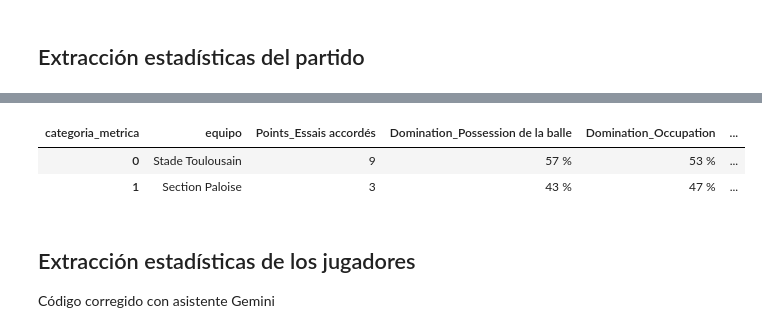
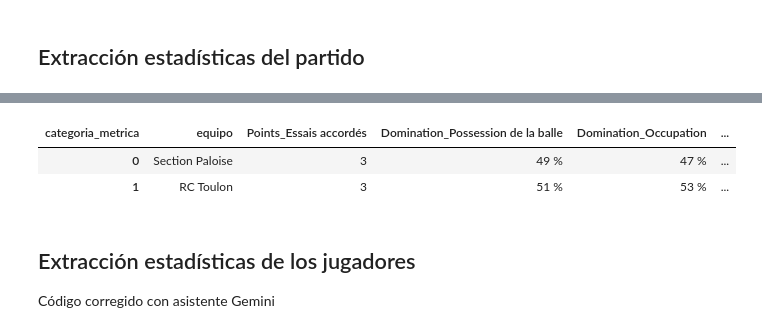
Before and after one commit to hubcborja/Proyecto_DataMining_NN, a Jupyter notebook: Proyecto_Mineria_Redes_Neuronales_HuberBorja.ipynb, the cells around one changed output, grey strips where cells are left out. Drawn from its saved outputs; the diff is of its cells as text; code cells hidden in the pictures.

```diff
--- a/Proyecto_Mineria_Redes_Neuronales_HuberBorja.ipynb
+++ b/Proyecto_Mineria_Redes_Neuronales_HuberBorja.ipynb
@@ -11,6 +13,7 @@ from datetime import datetime
 import time
 %matplotlib inline
 pd.set_option('display.max_columns', None)
+pd.options.display.float_format = '{:.2f}'.format
 # %%
 # ! pip install bs4
 import requests
@@ -97,7 +102,7 @@ fecha
 ## Extracción estadísticas del partido
 # %%
 # URL del partido
-url = "https://top14.lnr.fr/feuille-de-match/2025-2026/j15/11409-toulouse-pau/statistiques-du-match"
+url = "https://top14.lnr.fr/feuille-de-match/2024-2025/j24/11035-pau-toulon/statistiques-du-match"
 headers = {'User-Agent': 'Mozilla/5.0 (Windows NT 10.0; Win64; x64) AppleWebKit/537.36 (KHTML, like Gecko) Chrome/120.0.0.0 Safari/537.36'}
 
 #Función para extraer estadísticas del partido
@@ -167,9 +172,5 @@ def extraer_resumen_partido(url):
 
 df_match_stats = extraer_resumen_partido(url)
 
-if not df_match_stats.empty:
-    display(df_match_stats)
-    df_match_stats.to_csv('resumen_global_partido.csv', index=False)
-else:
-    print("No se pudieron extraer las estadísticas grupales.")
+display(df_match_stats)
 # %% [output]
@@ -178,6 +179,6 @@ Resultado Final: Stade Toulousain 59 - 22 Section Paloise, Fecha: 2026-01-24 21:
 | categoria_metrica | equipo | Points_Essais accordés | Domination_Possession de la balle | Domination_Occupation | ... |
-| 0 | Stade Toulousain | 9 | 57 % | 53 % | ... |
-| 1 | Section Paloise | 3 | 43 % | 47 % | ... |
+| 0 | Section Paloise | 3 | 49 % | 47 % | ... |
+| 1 | RC Toulon | 3 | 51 % | 53 % | ... |
 # %% [markdown]
 ## Extracción estadísticas de los jugadores
 
```
Also changed, not shown: parts of 31 cells of this notebook.
